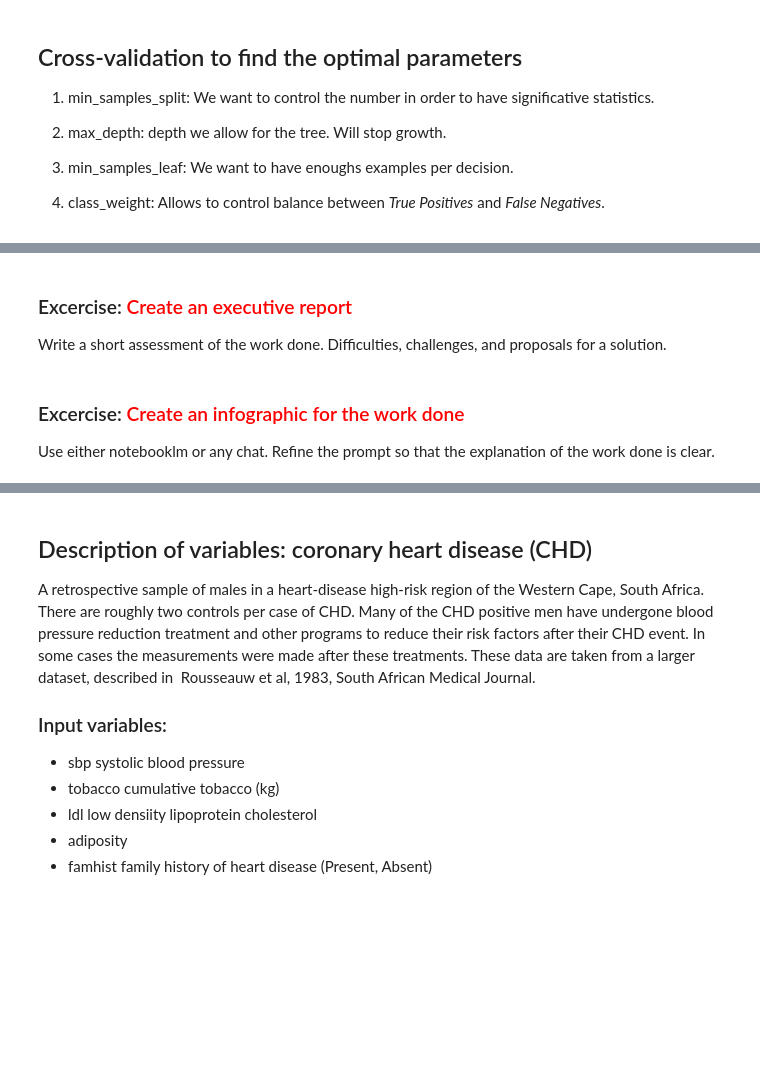
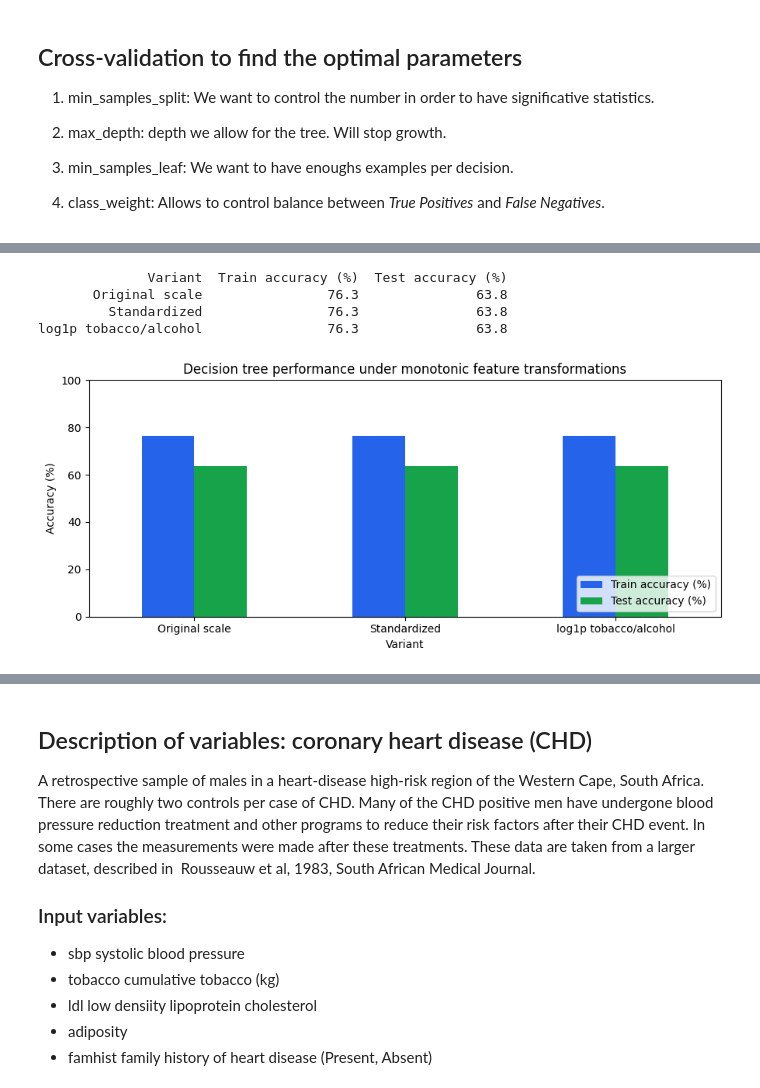
Before and after one commit to unworthyzeus/mlearn-lab, a Jupyter notebook: SixthPractice/Practice 6.ipynb, the cells around one changed output, grey strips where cells are left out. Drawn from its saved outputs; the diff is of its cells as text; code cells hidden in the pictures; blank space fills up the shorter version.

```diff
--- a/SixthPractice/Practice 6.ipynb
+++ b/SixthPractice/Practice 6.ipynb
@@ -348,7 +384,69 @@ I.e. $z = {(x - mean) \over  std}$  (see practice 5 for an example)
-# %% [markdown]
-### Excercise: <font color='red'> Create an executive report </font>
-Write a short assessment of the work done. Difficulties, challenges, and proposals for a solution.
-# %% [markdown]
- ### Excercise: <font color='red'> Create an infographic for the work done </font>
- Use either notebooklm or any chat.
- Refine the prompt so that the explanation of the work done is clear.
+# %%
+from sklearn.preprocessing import StandardScaler
+
+controlled_tree_params = {
+    'min_samples_split': 10,
+    'max_depth': 5,
+    'min_samples_leaf': 15,
+    'class_weight': {0: 0.5, 1: 0.5},
+    'random_state': 42,
+}
+
+def evaluate_tree_variant(X_train_variant, X_test_variant, label):
+    model = DecisionTreeClassifier(**controlled_tree_params)
+    model.fit(X_train_variant, y)
+    y_hat_train = model.predict(X_train_variant)
+    y_hat_test = model.predict(X_test_variant)
+    return {
+        'variant': label,
+        'train_accuracy': accuracy_score(y, y_hat_train),
+        'test_accuracy': accuracy_score(y_tst, y_hat_test),
+        'model': model,
+    }
+
+# Baseline with the original feature scales.
+variant_results = [evaluate_tree_variant(X, X_tst, 'Original scale')]
+
+# Standardized data: fit the scaler only on the training data.
+scaler = StandardScaler()
+X_train_std = pd.DataFrame(scaler.fit_transform(X), columns=InputFeatures, index=X.index)
+X_test_std = pd.DataFrame(scaler.transform(X_tst), columns=InputFeatures, index=X_tst.index)
+variant_results.append(evaluate_tree_variant(X_train_std, X_test_std, 'Standardized'))
+
+# Log-transform only the skewed alcohol and tobacco variables.
+X_train_log = X.copy()
+X_test_log = X_tst.copy()
+for col in ['tobacco', 'alcohol']:
+    X_train_log[col] = np.log1p(X_train_log[col])
+    X_test_log[col] = np.log1p(X_test_log[col])
+variant_results.append(evaluate_tree_variant(X_train_log, X_test_log, 'log1p tobacco/alcohol'))
+
+comparison = pd.DataFrame([
+    {
+        'Variant': result['variant'],
+        'Train accuracy (%)': 100 * result['train_accuracy'],
+        'Test accuracy (%)': 100 * result['test_accuracy'],
+    }
+    for result in variant_results
+]).round(1)
+
+print(comparison.to_string(index=False))
+
+ax = comparison.set_index('Variant')[['Train accuracy (%)', 'Test accuracy (%)']].plot(
+    kind='bar',
+    figsize=(9, 4),
+    ylim=(0, 100),
+    rot=0,
+    color=['#2563eb', '#16a34a']
+)
+ax.set_ylabel('Accuracy (%)')
+ax.set_title('Decision tree performance under monotonic feature transformations')
+ax.legend(loc='lower right')
+plt.tight_layout()
+plt.show()
+# %% [output]
+              Variant  Train accuracy (%)  Test accuracy (%)
+       Original scale                76.3               63.8
+         Standardized                76.3               63.8
+log1p tobacco/alcohol                76.3               63.8
+[figure, added]
```
Also changed, not shown: parts of 22 cells of this notebook, 2 other files.
